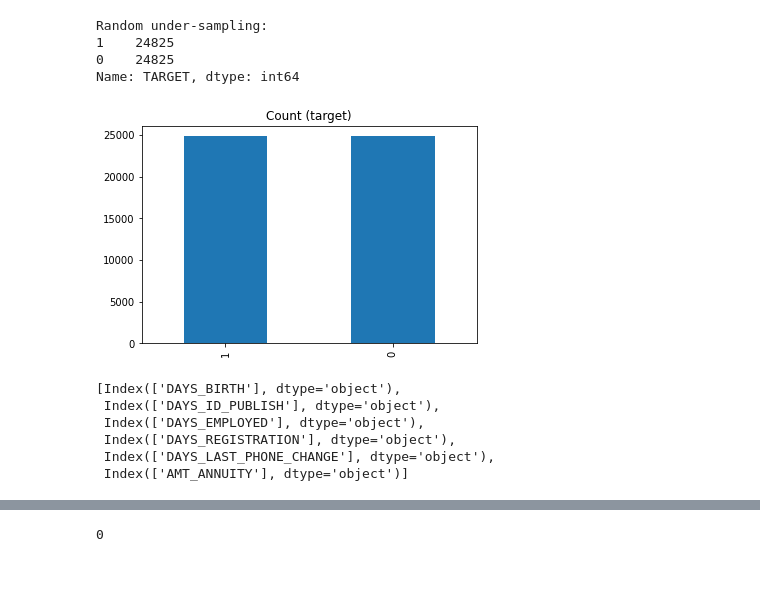
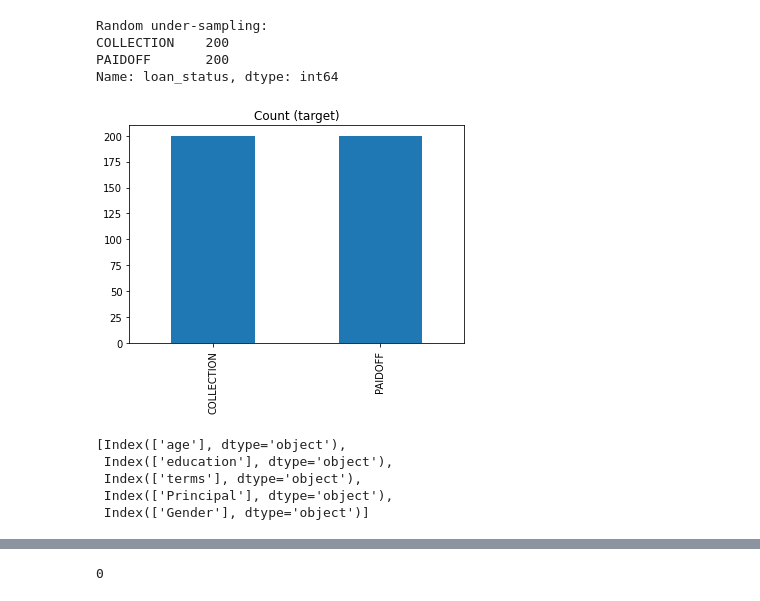
Before and after one commit to chen-jonathan/Loan_Application, a Jupyter notebook: rfclassifier.ipynb, the cells around one changed output, grey strips where cells are left out. Drawn from its saved outputs; the diff is of its cells as text; code cells hidden in the pictures; blank space fills up the shorter version.

```diff
--- a/rfclassifier.ipynb
+++ b/rfclassifier.ipynb
@@ -8,3 +8,6 @@ from sklearn.preprocessing import StandardScaler
 from sklearn import preprocessing
 from sklearn.preprocessing import OneHotEncoder
 from sklearn.compose import ColumnTransformer
+# %%
+df = pd.read_csv("./new_data.csv")
+df['loan_status'] = df['loan_status'].apply(lambda o: "PAIDOFF" if o == "PAIDOFF" else "COLLECTION")
@@ -11,22 +30,20 @@ from sklearn.compose import ColumnTransformer
 # %%
-df = pd.read_csv("./data.csv")
-
 # Random Under-Sampling
-df_success = df[df['TARGET'] == 0]
-df_failure = df[df['TARGET'] == 1]
-df_success_under = df_success.sample(df.TARGET.value_counts()[1])
+df_success = df[df['loan_status'] == 'PAIDOFF']
+df_failure = df[df['loan_status'] == 'COLLECTION']
+df_success_under = df_success.sample(df.loan_status.value_counts()[1])
 df_test_under = pd.concat([df_success_under, df_failure], axis=0)
 
 print('Random under-sampling:')
-print(df_test_under.TARGET.value_counts())
+print(df_test_under.loan_status.value_counts())
 
-df_test_under.TARGET.value_counts().plot(kind='bar', title='Count (target)');
+df_test_under.loan_status.value_counts().plot(kind='bar', title='Count (target)');
 
 df_under = df_test_under;
 # %% [output]
 Random under-sampling:
-1    24825
-0    24825
-Name: TARGET, dtype: int64
+COLLECTION    200
+PAIDOFF       200
+Name: loan_status, dtype: int64
-[figure, old version]
+[figure, new version]
 # %%
@@ -104,17 +121,16 @@ importances_sorted = clf.feature_importances_;
 importances_sorted[::-1].sort();
 # %%
 topattributes = [];
-for i in range(6):
+for i in range(5):
     index = np.where(clf.feature_importances_ == importances_sorted[i]);
     topattributes.append(df.columns[index[0]]);
 topattributes
 # %% [output]
-[Index(['DAYS_BIRTH'], dtype='object'),
- Index(['DAYS_ID_PUBLISH'], dtype='object'),
- Index(['DAYS_EMPLOYED'], dtype='object'),
- Index(['DAYS_REGISTRATION'], dtype='object'),
- Index(['DAYS_LAST_PHONE_CHANGE'], dtype='object'),
- Index(['AMT_ANNUITY'], dtype='object')]
+[Index(['age'], dtype='object'),
+ Index(['education'], dtype='object'),
+ Index(['terms'], dtype='object'),
+ Index(['Principal'], dtype='object'),
+ Index(['Gender'], dtype='object')]
 # %%
 df['NAME_TYPE_SUITE'].unique()
 # %% [output]
```
Also changed, not shown: parts of 7 cells of this notebook.
